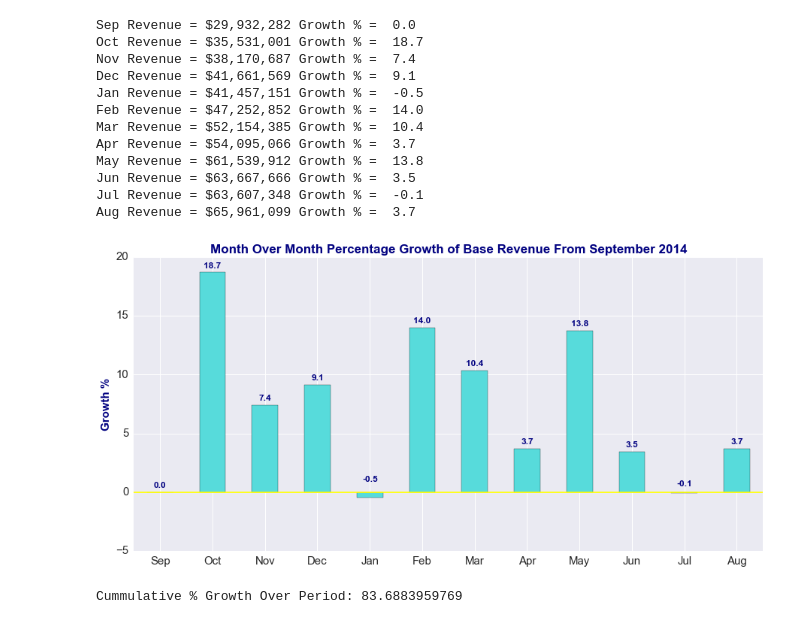
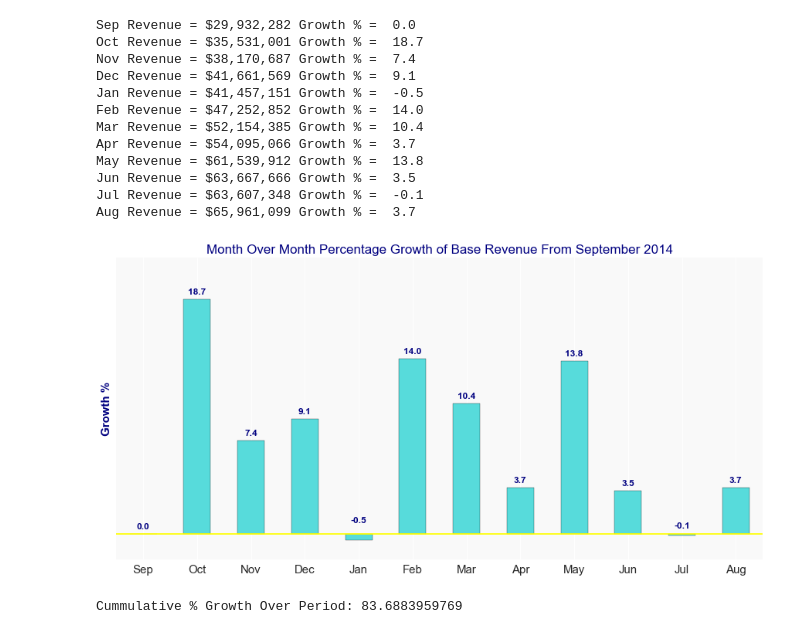
Before and after one commit to geoninja/Uber-Data-Analysis, a Jupyter notebook: NYC_Uber_Rides.ipynb, the cells around one changed output. Cells and saved outputs as stored; diff of their text form; code cells hidden in the pictures.

```diff
--- a/NYC_Uber_Rides.ipynb
+++ b/NYC_Uber_Rides.ipynb
@@ -866,23 +866,26 @@ Aug Revenue = $65,961,099 Growth % =  3.7
 # %%
 #Annotate Total Cummulative Growth for the Period
 
 df_plt1 = pd.DataFrame(pd.Series(dict_growth), index = month_labels, columns = ['growth_pct'])
 
 labels_list = df_plt1.growth_pct.values.round(1)
 kwargs = {'fontsize': 12, 'ha':'center', 'va': 'bottom', 'weight': 'bold', 'color': 'navy'}
 
 ax = df_plt1.plot(kind = 'bar', figsize = (15,7), fontsize = 14, rot = 0, legend=False)#df_plt2[1:] to exclude Sep
+ax.set_axis_bgcolor('#F9F9F9')
+ax.get_yaxis().set_ticks([])
 annotate_labels(ax, labels_list, **kwargs)
 
 plt.axhline(0, color='yellow')
 plt.title('Month Over Month Percentage Growth of Base Revenue From September 2014',
-          fontsize = 17, weight='bold', color='navy')
+          fontsize = 17, color='navy')
 plt.ylabel('Growth %', fontsize = 15, weight='bold', color='navy')
+plt.ylim(-2, 22)
 plt.tick_params(labelsize=15)
 
 plt.show()
 # %% [output]
-[figure, old version]
+[figure, new version]
 # %%
 #Plot Cummulative Base Revenue Growth Over the Period
 print 'Cummulative % Growth Over Period:', df_plt1.growth_pct.sum()
```
Also changed, not shown: parts of 3 cells of this notebook, 4 other files.
